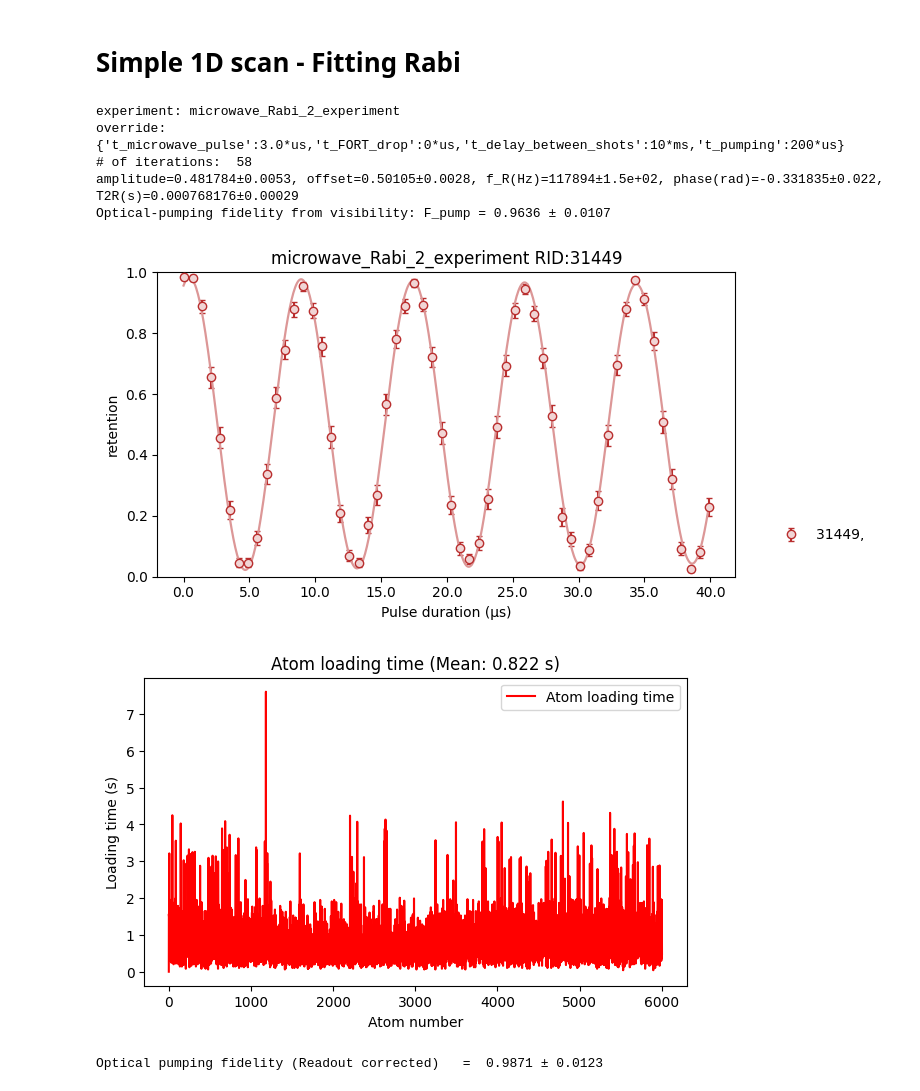
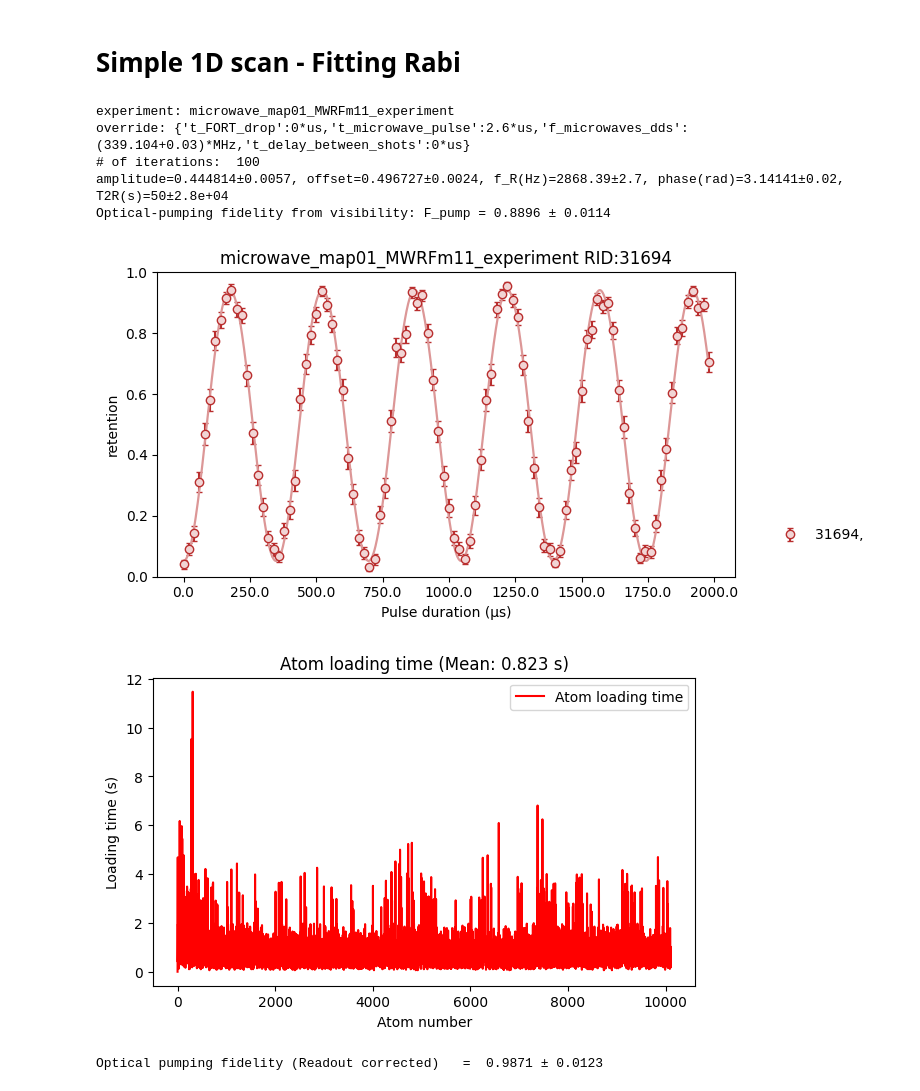
Before and after one commit to QuantumQuadrate/qn_artiq_routines, a Jupyter notebook: Analysis/Microwave analysis/Microwave_analysis_2025.ipynb, the cells around one changed output. Saved outputs shown, nothing was run; the diff lists cells and outputs as text; code cells hidden in the pictures.

```diff
--- a/Analysis/Microwave analysis/Microwave_analysis_2025.ipynb
+++ b/Analysis/Microwave analysis/Microwave_analysis_2025.ipynb
@@ -2,7 +2,7 @@
 # Mapping atom analysis
 Valid for experiments from 2025-04-30 until ...
 # %%
-date_filters = ["2025-11-10"]
+date_filters = ["2025-11-19","2025-11-20","2025-11-21","2025-11-22"]
 
 from matplotlib import pyplot as plt
 import matplotlib as mpl
@@ -34,7 +34,7 @@ fnames = get_files_by_criteria(date_filters, # only find files from these date d
                                condition=lambda filename: True, # use this to filter by experiment parameters, like this: lambda filename: np.bool_(h5py.File(filename)['datasets']['set_current_coil_volts_at_finish'])
                                start_dir=results,
                                include_path=True, # if False, only return the name of the file, not the full path
-                               print_filenames=True
+                               print_filenames=False
 )
 
 
@@ -582,7 +637,7 @@ Ramsey analysis and fitting. Does not work in 2D scans; only looks at scan_seque
 
 """
 file_indices = {
-    2: '',
+    8: '',
     # 11: ''
 }
 
@@ -628,13 +683,14 @@ for idx, f_item in enumerate(file_indices.items()):
 
 
     ########################  Ramsey fit
-    ###       [A, offset, phase, T2s, f_detuning]
-    p0_guess = [0.5, 0.5, 3.14, 4.5e-3, +10000]
-    bounds   = ([0.2, 0.2, -2 * np.pi, 4.4e-4, 1000],
-                  [0.6, 0.6, 2 * np.pi, 8e-2, 40000])
+    ###       [A, offset, phase, T2s, f_detuning, exponent]
+    p0_guess = [0.5, 0.5, 3.14, 3.2e-3, +8600, 2]
+    bounds   = ([0.4, 0.4, -2 * np.pi, 1e-3, 1000, 0.5],
+                  [0.6, 0.6, 2 * np.pi, 8e-3, 40000, 3])
 
-    model = lambda t, A, offset, phase, T2s, f_detuning: offset + A * (1+0.95*(t/T2s)**2)**(-3/2)*np.cos((2*np.pi*(f_detuning))*t - 3*np.arctan(0.97*t/T2s) + phase)
-    params = ['amplitude', 'offset', 'phase', 'T2s', 'f_detuning']
+    # model = lambda t, A, offset, phase, T2s, f_detuning: offset + A * (1+0.95*(t/T2s)**2)**(-3/2)*np.cos((2*np.pi*(f_detuning))*t - 3*np.arctan(0.97*t/T2s) + phase)
+    model = lambda t, A, offset, phase, T2s, f_detuning, expon: offset + A * (np.exp(-(t/T2s)**expon)*np.cos((2*np.pi*(f_detuning))*t + phase))
+    params = ['amplitude', 'offset', 'phase', 'T2s', 'f_detuning','expon']
 
     ### ensure sigmas are valid
     valid_sigma = np.isfinite(yerrs) & (yerrs > 0)
@@ -719,0 +776,13 @@ amplitude = 0.450, offset = 0.579, phase = 3.231, T2s = 3.28 ± 0.10, f_detuning
+# %%
+A, offset, phase, T2s, f_detuning, expon = popt
+
+def R(t):
+    return A * np.exp(-(t / T2s)**2)
+
+R0 = R(0)
+R1 = R(10e-6)
+ratio = R1 / R0
+
+print("R(0) =", R0)
+print("R(1) =", R1)
+print("Ratio =", ratio)
@@ -727,7 +804,7 @@ Rabi oscillation analysis and fitting. Does not work in 2D scans; only looks at
 
 """
 file_indices = {
-    9: '',
+    2: '',
     # 18: ''
 }
 
@@ -773,12 +850,13 @@ for idx, f_item in enumerate(file_indices.items()):
 
     #############  Rabi fit (damped cosine)
     ###       [A, offset, f_R(Hz), phase(rad), T2R(s)]
-    p0_guess = [0.5, 0.50, 1.1e5, -0.3, 1.0]
-    bounds   = ([0.45, 0.20,   100.0, -2*np.pi,  5.0e-4],
-                [0.60, 0.80, 500e3,    2*np.pi,   5.0])
+    p0_guess = [0.5, 0.50, 2.8e3, np.pi, 10.0]
+    bounds   = ([0.4, 0.20,   100.0, 0.0,  5.0e-4],
+                [0.60, 0.80, 50e3,    2*np.pi,   50.0])
 
     model  = lambda t, A, offset, f_R, phase, T2R: offset + A * np.exp(-t/T2R) * np.cos(2*np.pi*f_R*t + phase)
     params = ['amplitude', 'offset', 'f_R(Hz)', 'phase(rad)', 'T2R(s)']
+
 
     ### ensure sigmas are valid
     valid_sigma = np.isfinite(yerrs) & (yerrs > 0)
@@ -833,39 +911,39 @@ for idx, f_item in enumerate(file_indices.items()):
         "y": yvals,
         "yerr": yerrs,
         "label": f"{rid}, {f_comment}",
         "color": color2,
         "fit": (hi_res_x_us, yfit),             # yfit computed from seconds; just rescale x
         # "fit_style": {"linestyle": "--"}      # optional
     }]
 
     plot_series_with_fit(
         series,
         title=experiment_function + f" RID:{rid}",
         xlabel="Pulse duration (µs)",
         ylabel="retention",
         ylim=(0, 1),
         legend_out=True,
         save="Rabi.pdf",
         grid=False
     )
     #################### plot end
 
 #####  Plot Atom_loading_time
 mean_loading_time = np.mean(Atom_loading_time)
 plt.figure(figsize=(7, 4))
 plt.plot(Atom_loading_time, 'r-', label='Atom loading time')
 plt.xlabel("Atom number")
 plt.ylabel("Loading time (s)")
 plt.title(f"Atom loading time (Mean: {mean_loading_time:.3f} s)")
 plt.legend(loc='best')
 plt.show()
 # %% [output]
-experiment: microwave_Rabi_2_experiment
-override: {'t_microwave_pulse':3.0*us,'t_FORT_drop':0*us,'t_delay_between_shots':10*ms,'t_pumping':200*us}
-# of iterations:  58
-amplitude=0.481784±0.0053, offset=0.50105±0.0028, f_R(Hz)=117894±1.5e+02, phase(rad)=-0.331835±0.022, T2R(s)=0.000768176±0.00029
-Optical-pumping fidelity from visibility: F_pump = 0.9636 ± 0.0107
+experiment: microwave_map01_MWRFm11_experiment
+override: {'t_FORT_drop':0*us,'t_microwave_pulse':2.6*us,'f_microwaves_dds':(339.104+0.03)*MHz,'t_delay_between_shots':0*us}
+# of iterations:  100
+amplitude=0.444814±0.0057, offset=0.496727±0.0024, f_R(Hz)=2868.39±2.7, phase(rad)=3.14141±0.02, T2R(s)=50±2.8e+04
+Optical-pumping fidelity from visibility: F_pump = 0.8896 ± 0.0114
-[figure, old version]
+[figure, new version]
-[figure, old version]
+[figure, new version]
 # %%
 """
```
Also changed, not shown: parts of 14 cells of this notebook, 5 other files.
